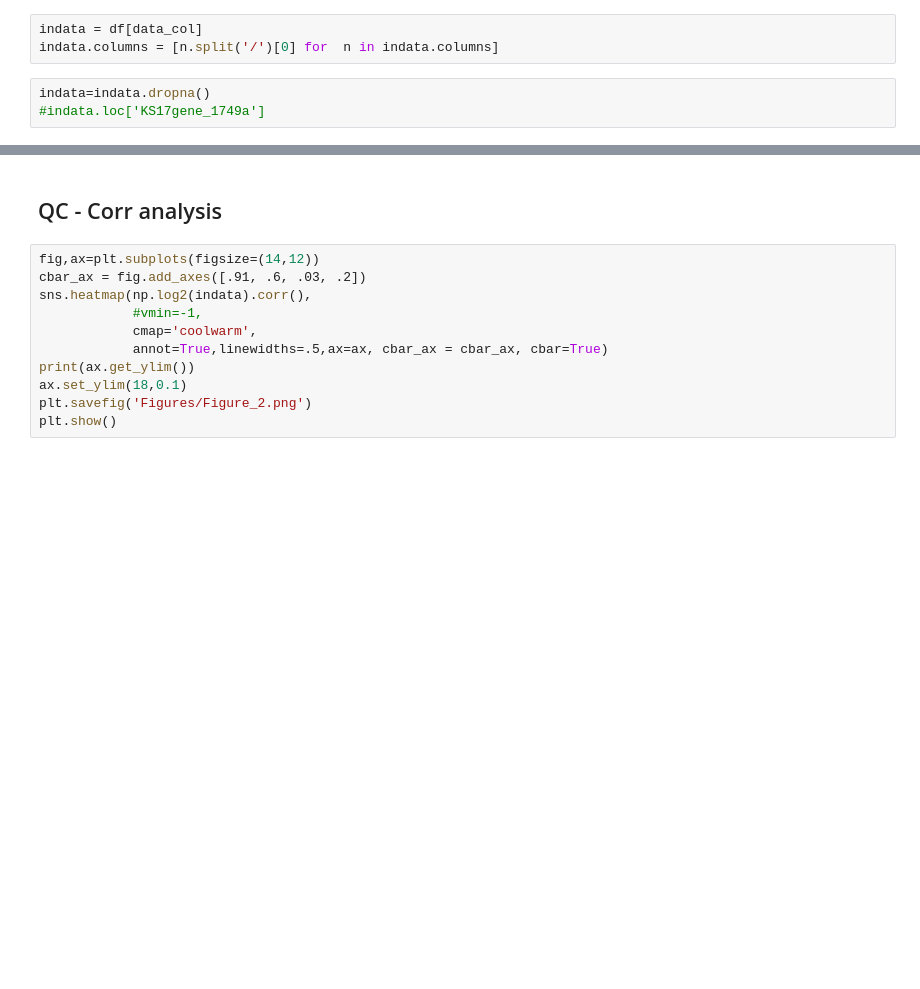
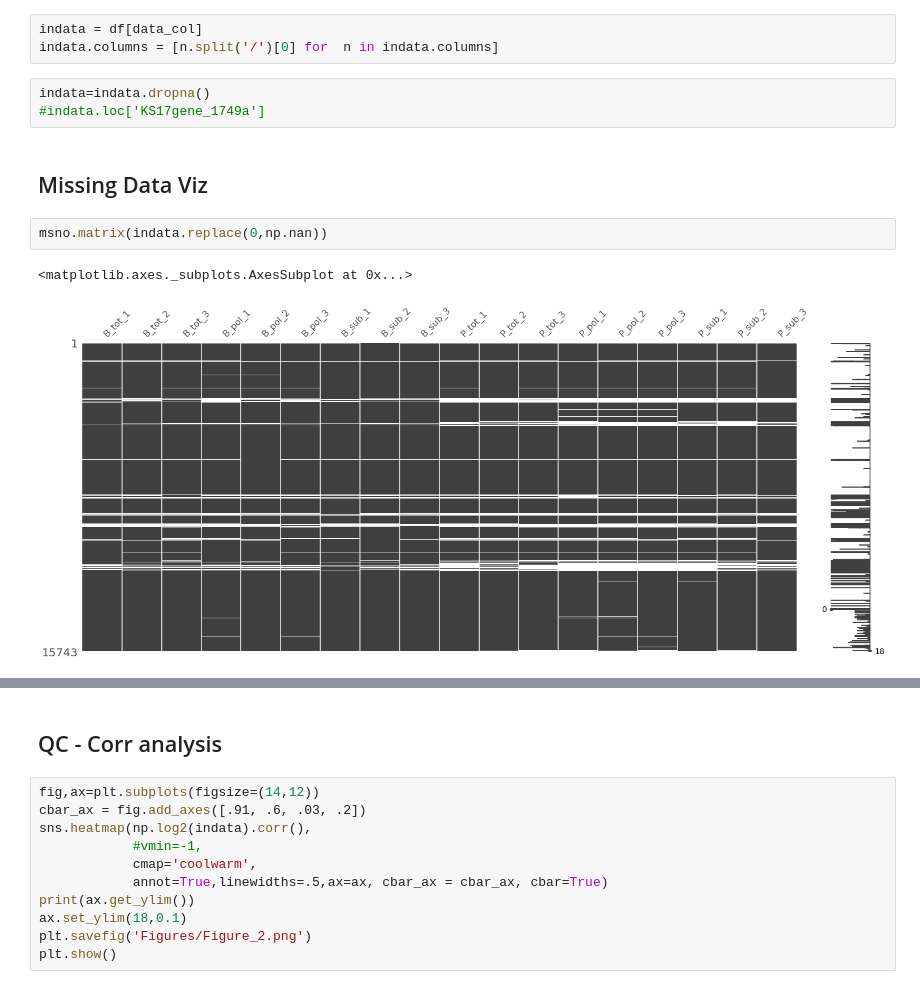
Before and after one commit to mtinti/polysome, a Jupyter notebook: FiguresPaper.ipynb, the cells around one changed output, grey strips where cells are left out. Saved outputs shown, nothing was run; the diff lists cells and outputs as text; blank space fills up the shorter version.

Commit message:
add missing values

```diff
--- a/FiguresPaper.ipynb
+++ b/FiguresPaper.ipynb
@@ -69,3 +99,10 @@ indata.columns = [n.split('/')[0] for  n in indata.columns]
 # %%
 indata=indata.dropna()
 #indata.loc['KS17gene_1749a']
+# %% [markdown]
+## Missing Data Viz
+# %%
+msno.matrix(indata.replace(0,np.nan))
+# %% [output]
+<matplotlib.axes._subplots.AxesSubplot at 0x...>
+[figure, added]
```
Also changed, not shown: parts of 7 cells of this notebook.
